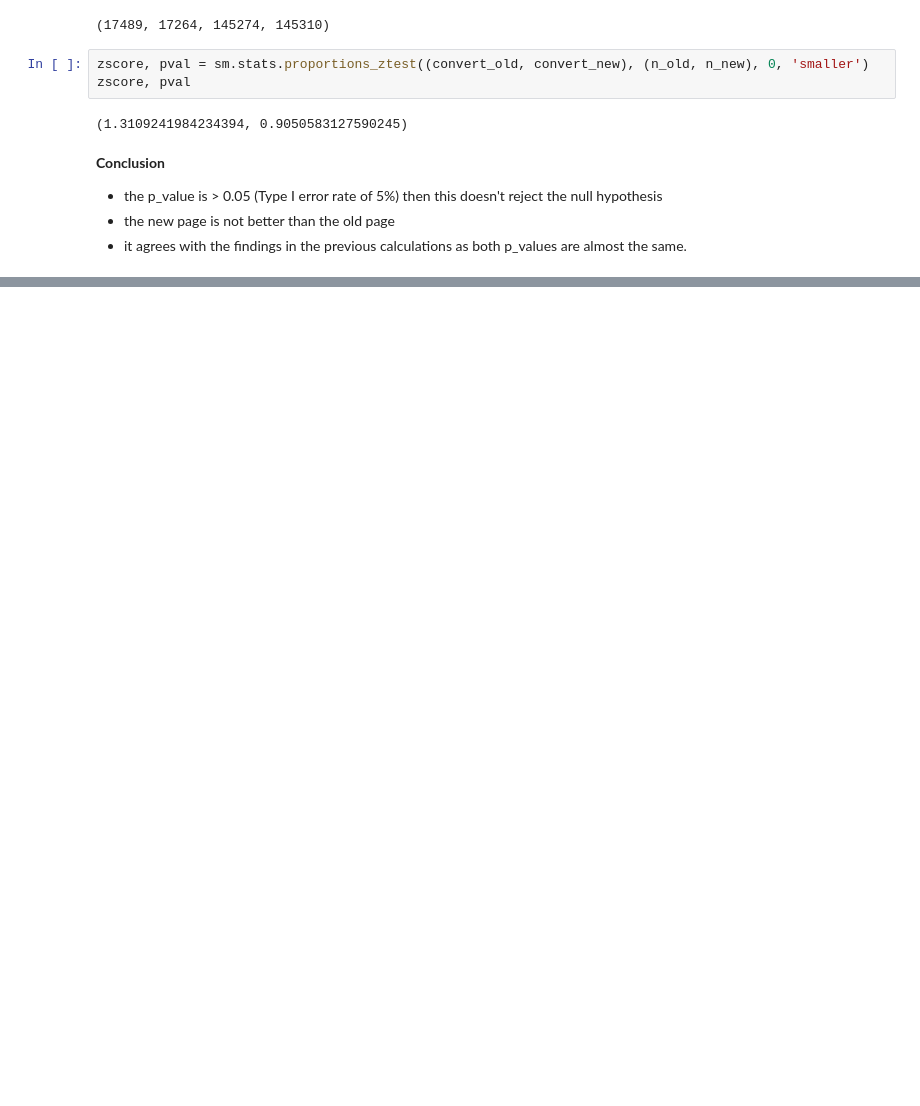
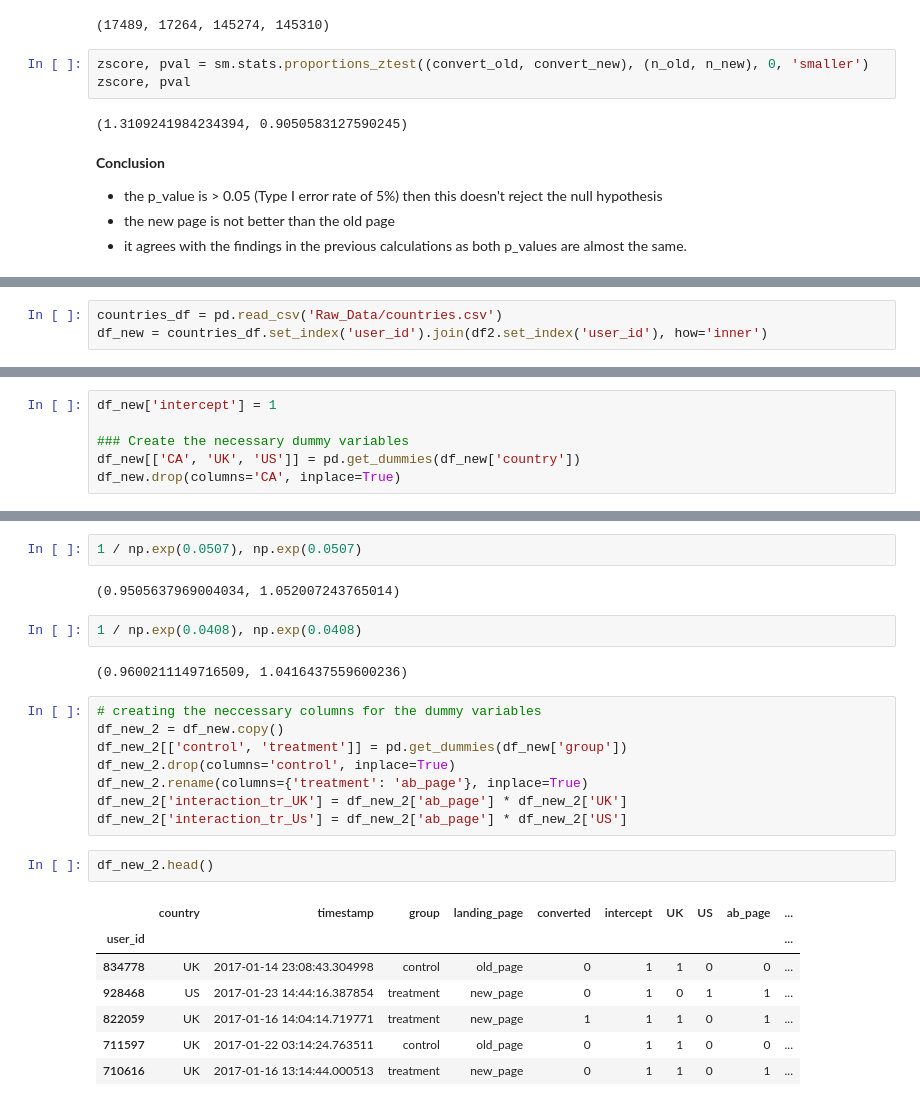
Before and after one commit to Amr-elwetaidy/Analyze_A-B_Test_Results, a Jupyter notebook: Analyze_ab_test_results_notebook.ipynb, the cells around one changed output, grey strips where cells are left out. Saved outputs shown, nothing was run; the diff lists cells and outputs as text; blank space fills up the shorter version.

```diff
--- a/Analyze_ab_test_results_notebook.ipynb
+++ b/Analyze_ab_test_results_notebook.ipynb
@@ -432,0 +625,3 @@ zscore, pval
+# %%
+countries_df = pd.read_csv('Raw_Data/countries.csv')
+df_new = countries_df.set_index('user_id').join(df2.set_index('user_id'), how='inner')
@@ -432,0 +642,6 @@ zscore, pval
+# %%
+df_new['intercept'] = 1
+
+### Create the necessary dummy variables
+df_new[['CA', 'UK', 'US']] = pd.get_dummies(df_new['country'])
+df_new.drop(columns='CA', inplace=True)
@@ -432,0 +675,26 @@ zscore, pval
+# %%
+1 / np.exp(0.0507), np.exp(0.0507)
+# %% [output]
+(0.9505637969004034, 1.052007243765014)
+# %%
+1 / np.exp(0.0408), np.exp(0.0408)
+# %% [output]
+(0.9600211149716509, 1.0416437559600236)
+# %%
+# creating the neccessary columns for the dummy variables
+df_new_2 = df_new.copy()
+df_new_2[['control', 'treatment']] = pd.get_dummies(df_new['group'])
+df_new_2.drop(columns='control', inplace=True)
+df_new_2.rename(columns={'treatment': 'ab_page'}, inplace=True)
+df_new_2['interaction_tr_UK'] = df_new_2['ab_page'] * df_new_2['UK']
+df_new_2['interaction_tr_Us'] = df_new_2['ab_page'] * df_new_2['US']
+# %%
+df_new_2.head()
+# %% [output]
+|  | country | timestamp | group | landing_page | converted | intercept | UK | US | ab_page | ... |
+| user_id |  |  |  |  |  |  |  |  |  | ... |
+| 834778 | UK | 2017-01-14 23:08:43.304998 | control | old_page | 0 | 1 | 1 | 0 | 0 | ... |
+| 928468 | US | 2017-01-23 14:44:16.387854 | treatment | new_page | 0 | 1 | 0 | 1 | 1 | ... |
+| 822059 | UK | 2017-01-16 14:04:14.719771 | treatment | new_page | 1 | 1 | 1 | 0 | 1 | ... |
+| 711597 | UK | 2017-01-22 03:14:24.763511 | control | old_page | 0 | 1 | 1 | 0 | 0 | ... |
+| 710616 | UK | 2017-01-16 13:14:44.000513 | treatment | new_page | 0 | 1 | 1 | 0 | 1 | ... |
```
Also changed, not shown: parts of 49 cells of this notebook.
